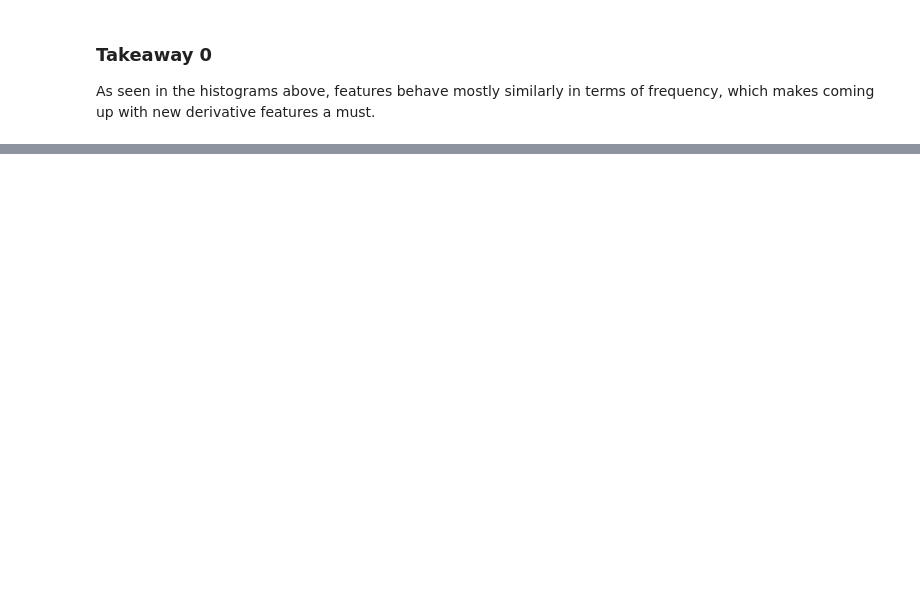
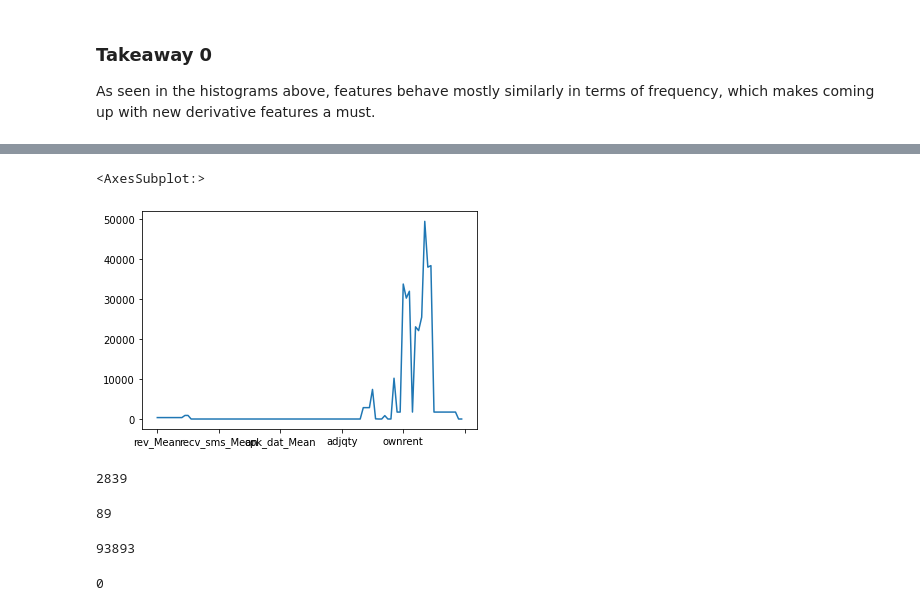
Before and after one commit to ozturkender/TDI_capstone, a Jupyter notebook: TDI Capstone - Telecom Churn Prediction.ipynb, the cells around one changed output, grey strips where cells are left out. Drawn from its saved outputs; the diff is of its cells as text; code cells hidden in the pictures; blank space fills up the shorter version.

```diff
--- a/TDI Capstone - Telecom Churn Prediction.ipynb
+++ b/TDI Capstone - Telecom Churn Prediction.ipynb
@@ -171,0 +176,5 @@ These takeaways clearly show that the data in hand is worth working on and it is
+# %%
+df.isnull().sum().plot()
+# %% [output]
+<AxesSubplot:>
+[figure, added]
@@ -171,0 +184,8 @@ These takeaways clearly show that the data in hand is worth working on and it is
+# %%
+df_init.isnull().sum().max()
+# %% [output]
+2839
+# %%
+len(df_init.columns)
+# %% [output]
+89
@@ -171,0 +195,8 @@ These takeaways clearly show that the data in hand is worth working on and it is
+# %%
+len(df_init)
+# %% [output]
+93893
+# %%
+df_init.isnull().sum().sum()
+# %% [output]
+0
```
Also changed, not shown: parts of 54 cells of this notebook, 1 other file.
